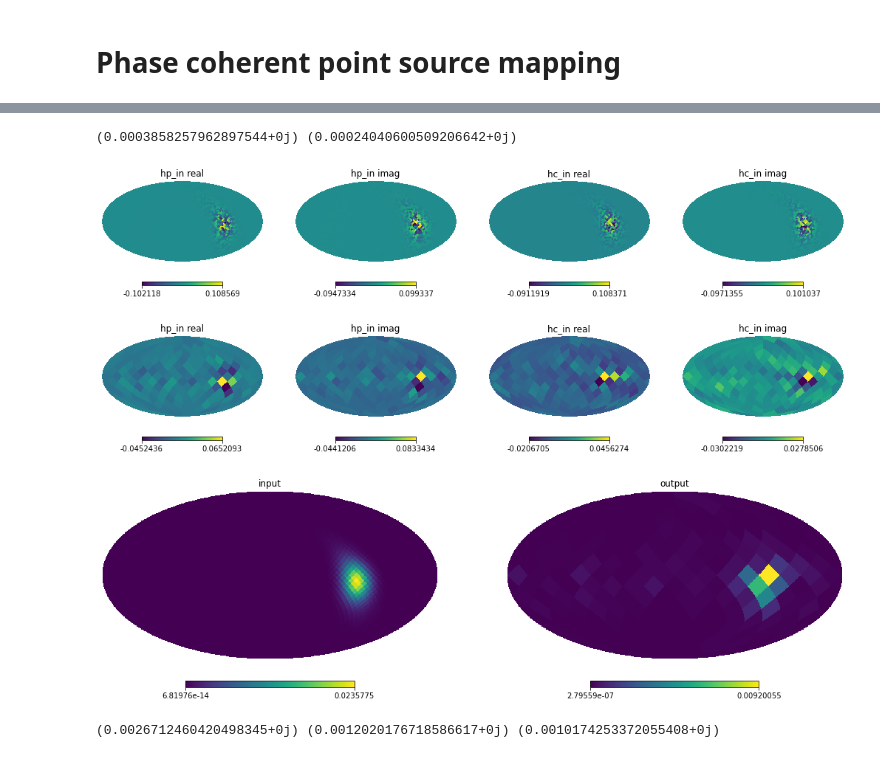
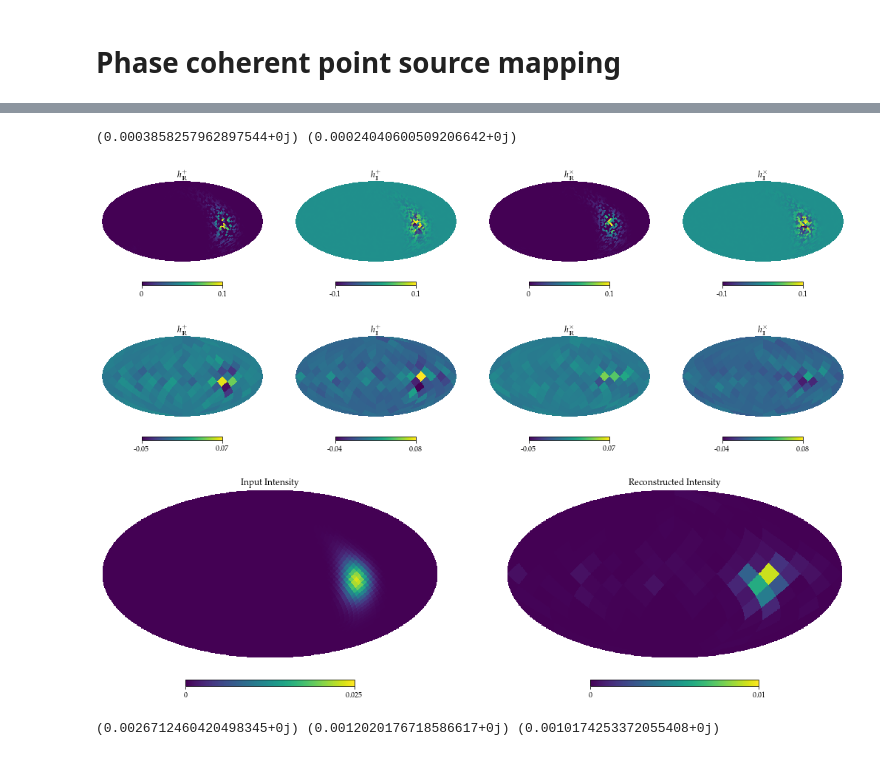
Before and after one commit to a-renzini/phase_coherent_maps, a Jupyter notebook: unpack_point_source.ipynb, the cells around one changed output, grey strips where cells are left out. Cells and saved outputs as stored; diff of their text form; code cells hidden in the pictures.

```diff
--- a/unpack_point_source.ipynb
+++ b/unpack_point_source.ipynb
@@ -137,52 +153,62 @@ hp.mollview(hp.ud_grade(hp_i1*np.conj(hp_i1) +hc_i1*np.conj(hc_i1), nside_out =
 # %%
-fileGBi1 = np.load('hp_hc_in_ns16_GB_smooth.npz')
-fileGBo1 = np.load('map_GB_smoothHL_ns_4.npz')
+fileGBi1 = np.load('GB_point_source/hp_hc_in_ns16_GB_smooth.npz')
+fileGBo1 = np.load('GB_point_source/map_GB_smoothHL_ns_4.npz')
 
 hp_i1 = fileGBi1['hp_in']
 hc_i1 = fileGBi1['hc_in']
 
 hp_o1 = fileGBo1['h_plus']
 hc_o1 = fileGBo1['h_cross']
 
 fig, (ax1, ax2, ax3, ax4) = plt.subplots(figsize = (18,10), ncols=4)
 
 plt.axes(ax1)
-hp.mollview(hp_i1.real, hold = True, title ="hp_in real")
+hp.mollview(hp_i1.real, hold = True, min = 0., max = 0.1, title =r"$h^+_{\mathbb{R}}$")
 plt.axes(ax2)
-hp.mollview(hp_i1.imag, hold = True, title ="hp_in imag")
+hp.mollview(hp_i1.imag, hold = True, min = -0.1, max = 0.1, title =r"$h^+_{\mathbb{I}}$")
 plt.axes(ax3)
-hp.mollview(hc_i1.real, hold = True, title ="hc_in real")
+hp.mollview(hc_i1.real, hold = True, min = 0., max = 0.1, title =r"$h^\times_{\mathbb{R}}$")
 plt.axes(ax4)
-hp.mollview(hc_i1.imag, hold = True, title ="hc_in imag")
+hp.mollview(hc_i1.imag, hold = True, min = -0.1, max = 0.1, title =r"$h^\times_{\mathbb{I}}$")
 
+plt.savefig('GB_point_source_incoherent_in.pdf', bbox_inches='tight')
 
 fig, (ax1, ax2, ax3, ax4) = plt.subplots(figsize = (18,10), ncols=4)
 
 plt.axes(ax1)
-hp.mollview(hp_o1.real, hold = True, title ="hp_in real")
+hp.mollview(hp_o1.real, hold = True,  min = -0.05, max = 0.07, title =r"$h^+_{\mathbb{R}}$")
 plt.axes(ax2)
-hp.mollview(hp_o1.imag, hold = True, title ="hp_in imag")
+hp.mollview(hp_o1.imag, hold = True,  min = -0.04, max = 0.08, title =r"$h^+_{\mathbb{I}}$")
 plt.axes(ax3)
-hp.mollview(hc_o1.real, hold = True, title ="hc_in real")
+hp.mollview(hc_o1.real, hold = True, min = -0.05, max = 0.07, title =r"$h^\times_{\mathbb{R}}$")
 plt.axes(ax4)
-hp.mollview(hc_o1.imag, hold = True, title ="hc_in imag")
+hp.mollview(hc_o1.imag, hold = True, min = -0.04, max = 0.08, title =r"$h^\times_{\mathbb{I}}$")
 
+plt.savefig('GB_point_source_incoherent_out.pdf', bbox_inches='tight')
 
 ##
+
+from matplotlib import rc
+#rc('font',**{'family':'sans-serif','sans-serif':['Helvetica']})
+## for Palatino and other serif fonts use:
+rc('font',**{'family':'serif','serif':['Palatino']})
+rc('text', usetex=True)
 
 fig, (ax1, ax2) = plt.subplots(figsize = (18,10), ncols=2)
 
 plt.axes(ax1)
-hp.mollview(hp_i1*np.conj(hp_i1) + hc_i1*np.conj(hc_i1), hold = True, title = 'input')
+hp.mollview(hp_i1*np.conj(hp_i1) +hc_i1*np.conj(hc_i1), hold = True, min = 0,  max = 0.025, title = 'Input Intensity')
 plt.axes(ax2)
-hp.mollview(hp_o1*np.conj(hp_o1) +hc_o1*np.conj(hc_o1), hold = True, title = 'output')
+hp.mollview(hp_o1*np.conj(hp_o1) +hc_o1*np.conj(hc_o1), hold = True, min = 0,  max = 0.01, title = 'Reconstructed Intensity')
+
+plt.savefig('GB_point_source_incoherent_I.pdf', bbox_inches='tight')
 
 print(np.mean(hp_i1*np.conj(hp_i1) +hc_i1*np.conj(hc_i1)), np.mean(hp_o1*np.conj(hp_o1) +hc_o1*np.conj(hc_o1)))
 # %% [output]
 (0.0003858257962897544+0j) (0.00024040600509206642+0j)
-[figure, old version]
+[figure, new version]
-[figure, old version]
+[figure, new version]
-[figure, old version]
+[figure, new version]
 # %%
 fileGBi1 = np.load('hp_hc_in_ns16_GB_np.npz')
 fileGBi2 = np.load('hp_hc_in_ns16_GB.npz')
```
Also changed, not shown: parts of 6 cells of this notebook, 2 other files.
